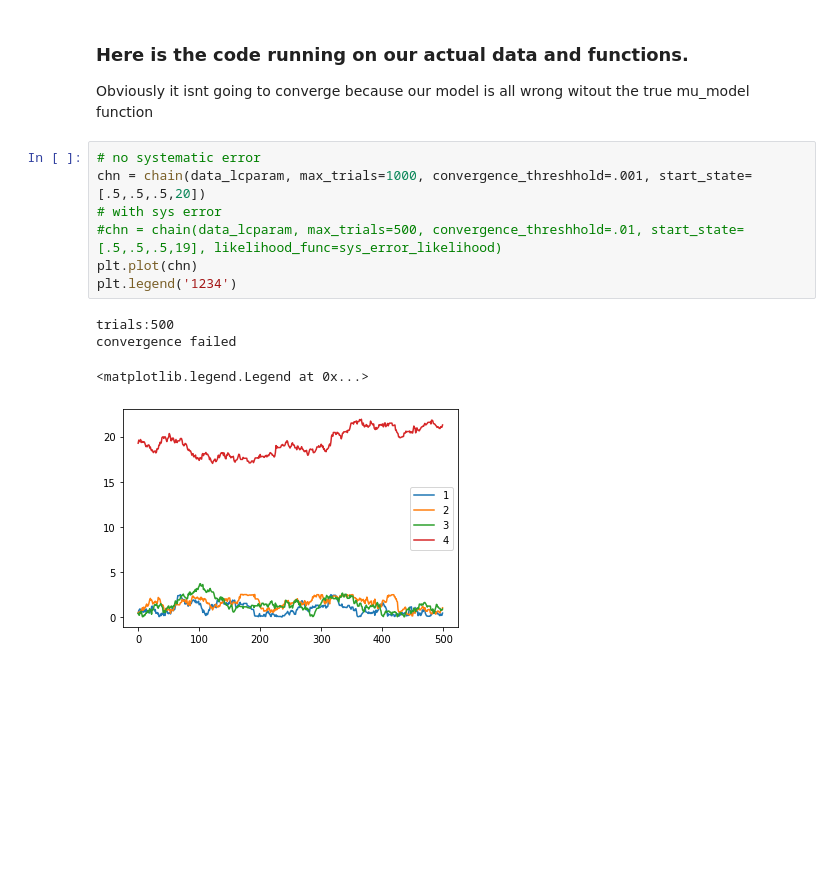
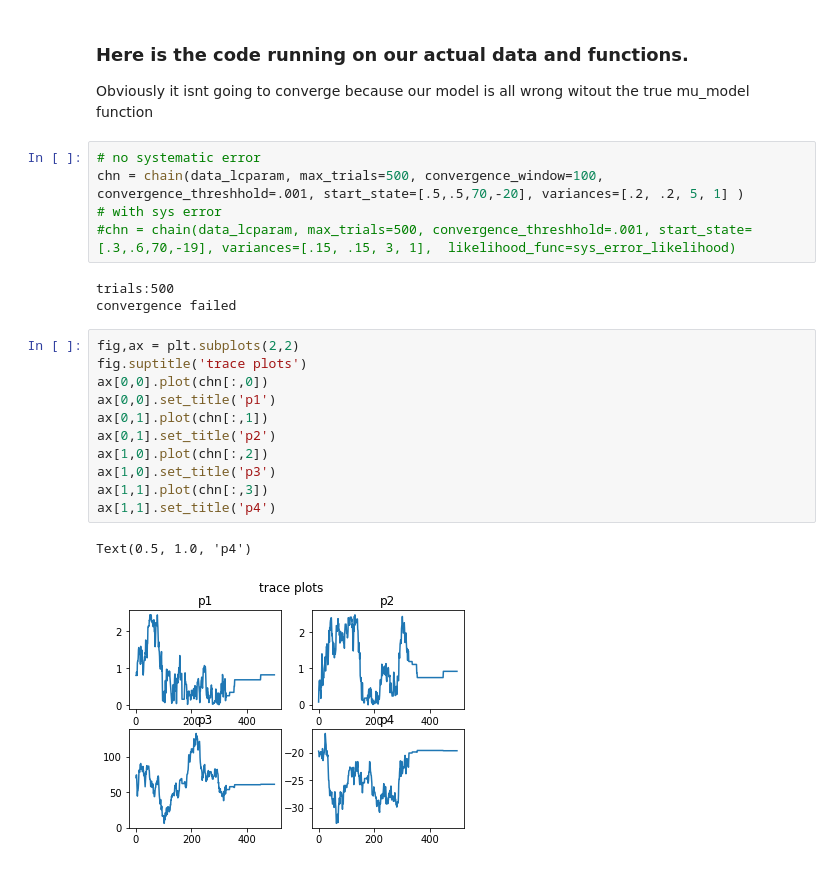
Before and after one commit to baiydaavi/bayesian_inference, a Jupyter notebook: function_and_classes.ipynb, the cells around one changed output. Cells and saved outputs as stored; diff of their text form; blank space fills up the shorter version.

Commit message:
added trace plots

```diff
--- a/function_and_classes.ipynb
+++ b/function_and_classes.ipynb
@@ -138,13 +138,23 @@ we expect for $p1$ to converge to $e$ and $p3$ to converge to 1. $p2$ and $p4$ s
  Obviously it isnt going to converge because our model is all wrong witout the true mu_model function
 # %%
 # no systematic error
-chn = chain(data_lcparam, max_trials=1000, convergence_threshhold=.001, start_state=[.5,.5,.5,20])
+chn = chain(data_lcparam, max_trials=500, convergence_window=100, convergence_threshhold=.001, start_state=[.5,.5,70,-20], variances=[.2, .2, 5, 1] )
 # with sys error
-#chn = chain(data_lcparam, max_trials=500, convergence_threshhold=.01, start_state=[.5,.5,.5,19], likelihood_func=sys_error_likelihood)
-plt.plot(chn)
-plt.legend('1234')
+#chn = chain(data_lcparam, max_trials=500, convergence_threshhold=.001, start_state=[.3,.6,70,-19], variances=[.15, .15, 3, 1],  likelihood_func=sys_error_likelihood)
 # %% [output]
 trials:500
 convergence failed
-<matplotlib.legend.Legend at 0x...>
-[figure, removed]
+# %%
+fig,ax = plt.subplots(2,2)
+fig.suptitle('trace plots')
+ax[0,0].plot(chn[:,0])
+ax[0,0].set_title('p1')
+ax[0,1].plot(chn[:,1])
+ax[0,1].set_title('p2')
+ax[1,0].plot(chn[:,2])
+ax[1,0].set_title('p3')
+ax[1,1].plot(chn[:,3])
+ax[1,1].set_title('p4')
+# %% [output]
+Text(0.5, 1.0, 'p4')
+[figure, added]
```
Also changed, not shown: 1 other file.
